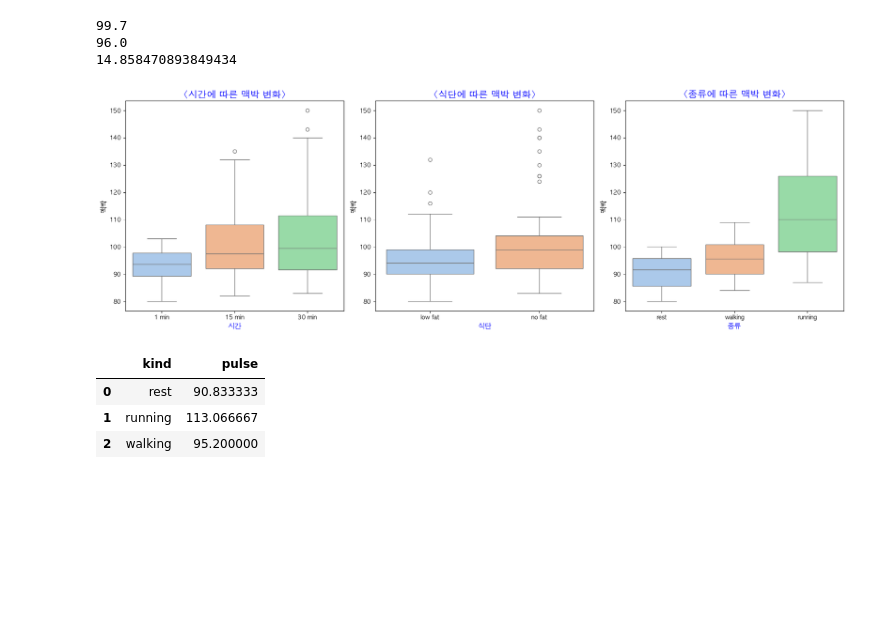
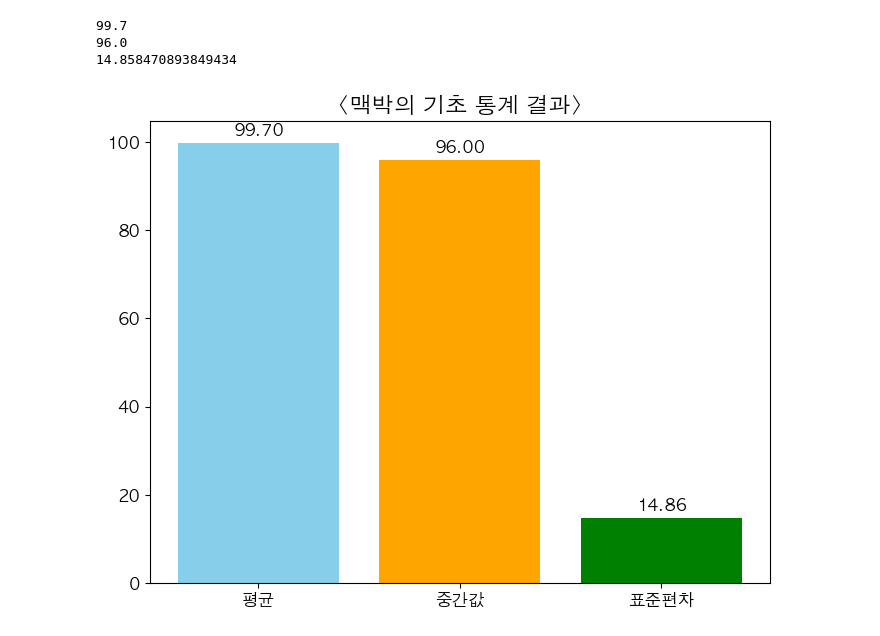
Before and after one commit to choewoojin/choewj, a Jupyter notebook: data_analysis/01_exercise/notebook/data_analysis.ipynb, the cells around one changed output. Saved outputs shown, nothing was run; the diff lists cells and outputs as text; code cells hidden in the pictures; blank space fills up the shorter version.

Commit message:
Data visualization

```diff
--- a/data_analysis/01_exercise/notebook/data_analysis.ipynb
+++ b/data_analysis/01_exercise/notebook/data_analysis.ipynb
@@ -86,35 +86,33 @@ print(pulse_std)
 99.7
 96.0
 14.858470893849434
-# %%
-fig, axes = plt.subplots(1, 3, figsize=(18, 6))
-
-sns.boxplot(data=exercise_df, x='time', y='pulse', hue='time', palette='pastel', ax=axes[0])
-axes[0].set_title('<시간에 따른 맥박 변화>', fontsize=16, fontweight='bold', color='blue')
-axes[0].set_xlabel('시간', fontsize=12, color='blue')
-axes[0].set_ylabel('맥박', fontsize=12)
-
-sns.boxplot(data=exercise_df, x='diet', y='pulse', hue='diet', palette='pastel', ax=axes[1])
-axes[1].set_title('<식단에 따른 맥박 변화>', fontsize=16, fontweight='bold', color='blue')
-axes[1].set_xlabel('식단', fontsize=12, color='blue')
-axes[1].set_ylabel('맥박', fontsize=12)
-
-sns.boxplot(data=exercise_df, x='kind', y='pulse', hue='kind', palette='pastel', ax=axes[2])
-axes[2].set_title('<종류에 따른 맥박 변화>', fontsize=16, fontweight='bold', color='blue')
-axes[2].set_xlabel('종류', fontsize=12, color='blue')
-axes[2].set_ylabel('맥박', fontsize=12)
-
-
-plt.savefig('../results/visualiztions/pulse_duration_by_time_diet_kind.png')
-plt.tight_layout()
-plt.show()
-# %% [output]
-[figure, removed]
-# %%
-kind_pulse_mean = exercise_df.groupby('kind')['pulse'].mean(numeric_only=True).reset_index()
-kind_pulse_mean
-# %% [output]
-|  | kind | pulse |
-| 0 | rest | 90.833333 |
-| 1 | running | 113.066667 |
-| 2 | walking | 95.200000 |
+# %%
+stats = {
+    '평균': pulse_mean,
+    '중간값': pulse_median,
+    '표준편차': pulse_std
+}
+
+labels = list(stats.keys())
+values = list(stats.values())
+
+plt.figure(figsize=(8, 6))
+bars = plt.bar(labels, values, color=['skyblue', 'orange', 'green'])
+
+for bar, value in zip(bars, values):
+    plt.annotate(
+        f'{value:.2f}',
+        xy=(bar.get_x() + bar.get_width() / 2, bar.get_height()),
+        xytext=(0, 5),
+        textcoords="offset points",
+        ha='center', fontsize=12, fontweight='bold', color='black'
+    )
+plt.title('<맥박의 기초 통계 결과>', fontsize=16, fontweight='bold')
+plt.xticks(fontsize=12)
+plt.yticks(fontsize=12)
+
+# 그래프 저장
+plt.savefig("../results/visualizations/individual_sample_results/basic_statistics_of_pulse")
+plt.show()
+# %% [output]
+[figure, added]
```
Also changed, not shown: parts of 7 cells of this notebook, 9 other files.
